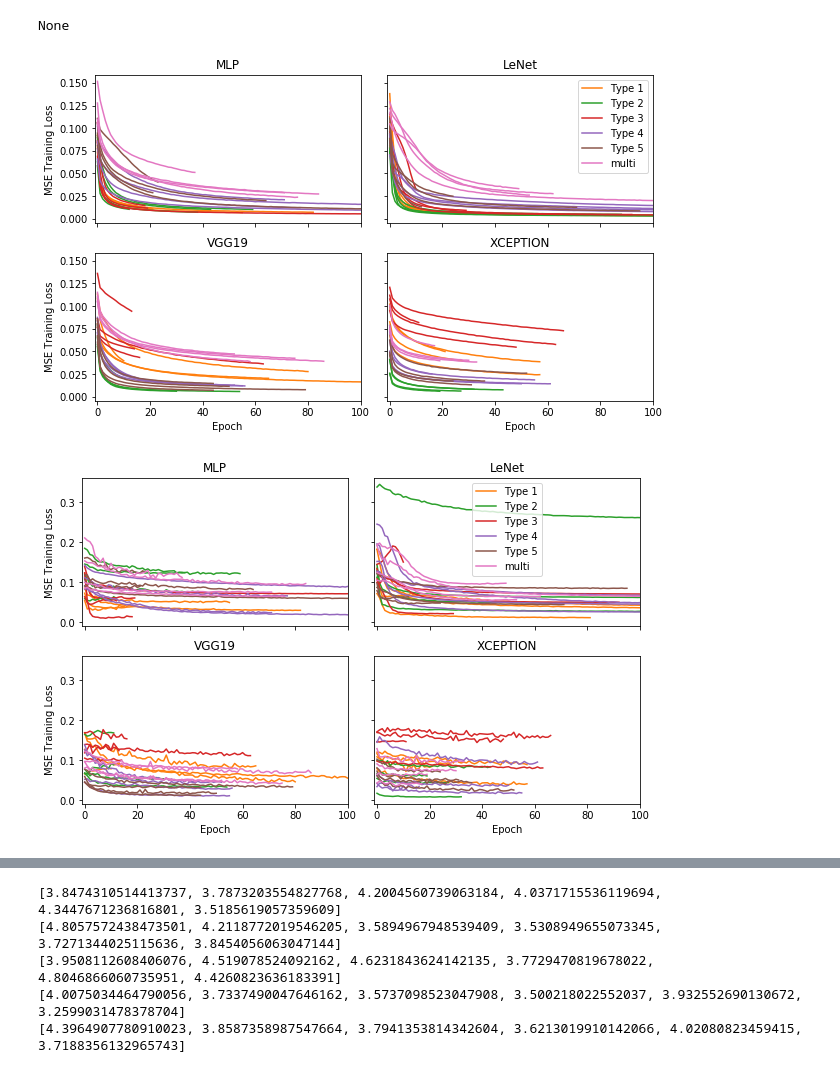
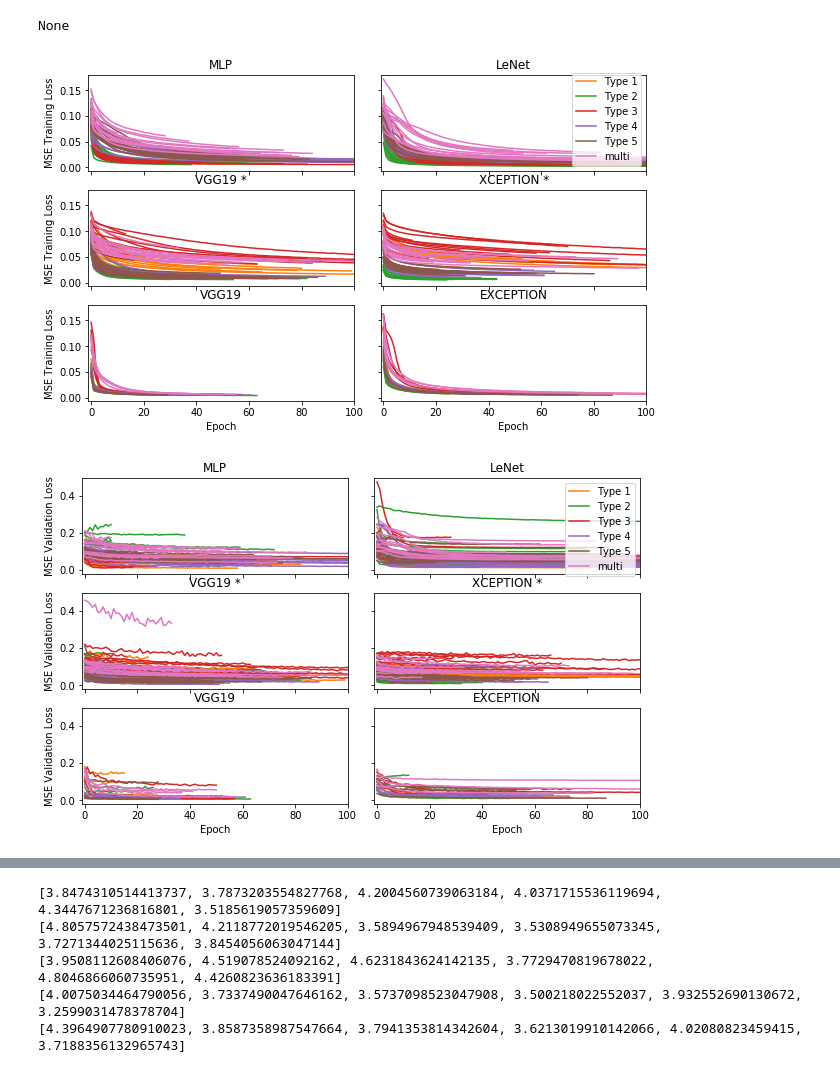
Before and after one commit to Rhoana/perception, a Jupyter notebook: IPY/Figure4_Analysis_BETTER_GFX.ipynb, the cells around one changed output, grey strips where cells are left out. Drawn from its saved outputs; the diff is of its cells as text; code cells hidden in the pictures.

```diff
--- a/IPY/Figure4_Analysis_BETTER_GFX.ipynb
+++ b/IPY/Figure4_Analysis_BETTER_GFX.ipynb
@@ -141,12 +141,12 @@ None
 from matplotlib import gridspec
 
 
-classifiers = ['MLP', 'LeNet', 'VGG19', 'XCEPTION']
+classifiers = ['MLP', 'LeNet', 'VGG19 *', 'XCEPTION *', 'VGG19', 'EXCEPTION']
 
 fig = plt.figure(figsize=(10,6), facecolor='white')
-gs = gridspec.GridSpec(2, 2, width_ratios=[1,1], hspace=.2, wspace=.1)
+gs = gridspec.GridSpec(3, 2, width_ratios=[1,1], hspace=.2, wspace=.1)
 
-axes = [None]*4
+axes = [None]*6
 
 for i, c in enumerate(classifiers):
 
@@ -154,81 +154,97 @@ for i, c in enumerate(classifiers):
         axes[i] = fig.add_subplot(gs[i])#, sharey=axes[0])
         plt.setp(axes[0].get_xticklabels(), visible=False)
         plt.ylabel('MSE Training Loss')
-    elif i == 1:
+    elif i == 1 or i==3:
         axes[i] = fig.add_subplot(gs[i], sharey=axes[0])
-        plt.setp(axes[1].get_yticklabels(), visible=False)
-        plt.setp(axes[1].get_xticklabels(), visible=False)
+        plt.setp(axes[i].get_yticklabels(), visible=False)
+        plt.setp(axes[i].get_xticklabels(), visible=False)
 
 #         plt.ylabel(False)
-    elif i == 2:
+    elif i == 2 or i == 4:
+
         axes[i] = fig.add_subplot(gs[i], sharey=axes[0], sharex=axes[0])
+
+
+        if i == 2:
+            plt.setp(axes[i].get_xticklabels(), visible=False)
+
+
         plt.ylabel('MSE Training Loss')
-        plt.xlabel('Epoch')
-    elif i == 3:
+        if i!=2:
+            plt.xlabel('Epoch')
+    elif i == 5:
         axes[i] = fig.add_subplot(gs[i], sharey=axes[2])
-        plt.setp(axes[3].get_yticklabels(), visible=False)
+        plt.setp(axes[5].get_yticklabels(), visible=False)
         plt.xlabel('Epoch')
 
     for type_ in range(1,7):
-        for sample in range(len(all_stats[0][0][0])):
+        for sample in range(len(all_stats[type_-1][i][0])):
 
             loss_for_type = all_stats[type_-1][i][0][sample]['loss']
 
             if sample == 0:
                 # only label the first
                 c_label = 'Type '+str(type_)
                 if type_ == 6:
                     c_label='multi'
                 plot(loss_for_type, label=c_label, color='C'+str(type_))
             else:
                 # but use the same colors for all
                 plot(loss_for_type, color='C'+str(type_))
 
 
     plt.xlim(-1,100)
     plt.title(c)
 
 
     if i == 1:
         plt.legend()
 
-plt.savefig('../PAPER/gfx/figure4_training_loss_with_multi.pdf', bbox_inches='tight', pad_inches=0)
+plt.savefig('../PAPER/gfx/figure4_val_loss_with_multi.pdf', bbox_inches='tight', pad_inches=0)
 # %% [output]
-[figure, old version]
+[figure, new version]
 # %%
 from matplotlib import gridspec
 
 
-classifiers = ['MLP', 'LeNet', 'VGG19', 'XCEPTION']
+classifiers = ['MLP', 'LeNet', 'VGG19 *', 'XCEPTION *', 'VGG19', 'EXCEPTION']
 
 fig = plt.figure(figsize=(10,6), facecolor='white')
-gs = gridspec.GridSpec(2, 2, width_ratios=[1,1], hspace=.2, wspace=.1)
+gs = gridspec.GridSpec(3, 2, width_ratios=[1,1], hspace=.2, wspace=.1)
 
-axes = [None]*4
+axes = [None]*6
 
 for i, c in enumerate(classifiers):
 
     if i == 0:
         axes[i] = fig.add_subplot(gs[i])#, sharey=axes[0])
         plt.setp(axes[0].get_xticklabels(), visible=False)
-        plt.ylabel('MSE Training Loss')
-    elif i == 1:
+        plt.ylabel('MSE Validation Loss')
+    elif i == 1 or i==3:
         axes[i] = fig.add_subplot(gs[i], sharey=axes[0])
-        plt.setp(axes[1].get_yticklabels(), visible=False)
-        plt.setp(axes[1].get_xticklabels(), visible=False)
+        plt.setp(axes[i].get_yticklabels(), visible=False)
+        plt.setp(axes[i].get_xticklabels(), visible=False)
 
 #         plt.ylabel(False)
-    elif i == 2:
+    elif i == 2 or i == 4:
+
         axes[i] = fig.add_subplot(gs[i], sharey=axes[0], sharex=axes[0])
-        plt.ylabel('MSE Training Loss')
-        plt.xlabel('Epoch')
-    elif i == 3:
+
+
+        if i == 2:
+            plt.setp(axes[i].get_xticklabels(), visible=False)
+
+
+        plt.ylabel('MSE Validation Loss')
+        if i!=2:
+            plt.xlabel('Epoch')
+    elif i == 5:
         axes[i] = fig.add_subplot(gs[i], sharey=axes[2])
-        plt.setp(axes[3].get_yticklabels(), visible=False)
+        plt.setp(axes[5].get_yticklabels(), visible=False)
         plt.xlabel('Epoch')
 
     for type_ in range(1,7):
-        for sample in range(len(all_stats[0][0][0])):
+        for sample in range(len(all_stats[type_-1][i][0])):
 
             loss_for_type = all_stats[type_-1][i][0][sample]['val_loss']
 
@@ -252,7 +268,7 @@ for i, c in enumerate(classifiers):
 
 plt.savefig('../PAPER/gfx/figure4_val_loss_with_multi.pdf', bbox_inches='tight', pad_inches=0)
 # %% [output]
-[figure, old version]
+[figure, new version]
 # %%
 import numpy as np
 import scipy as sp
```
Also changed, not shown: parts of 7 cells of this notebook, 6 other files.
